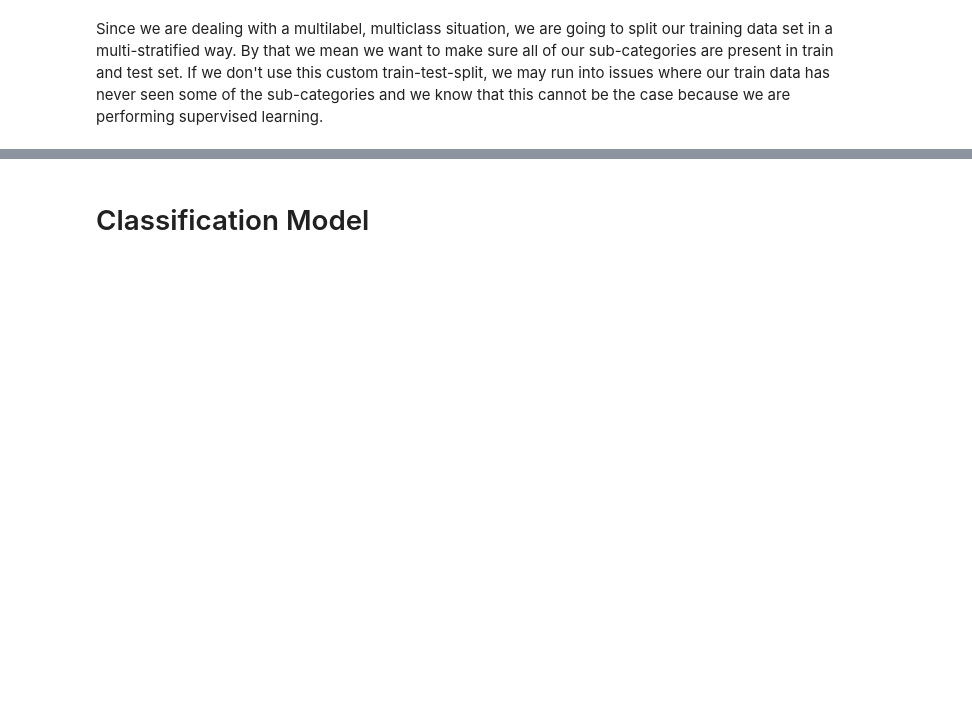
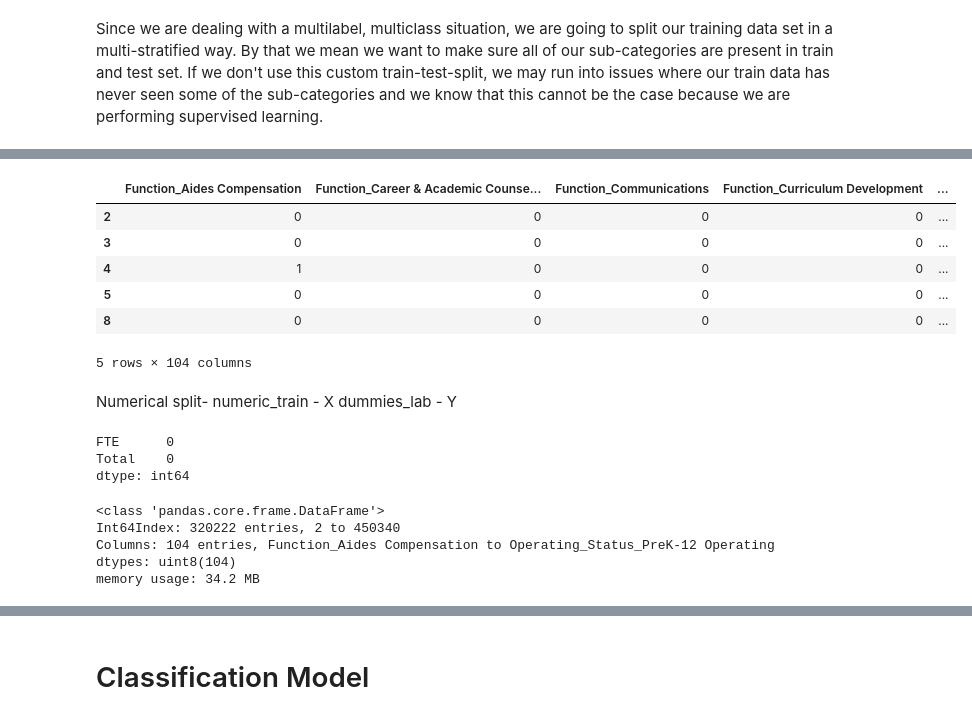
Before and after one commit to ayeshabhimdi/education-reboot, a Jupyter notebook: project/Reboot-Education_boxplot-PandasMICE.ipynb, the cells around one changed output, grey strips where cells are left out. Drawn from its saved outputs; the diff is of its cells as text; code cells hidden in the pictures; blank space fills up the shorter version.

Commit message:
Numerical Pipeline & section 9 added

```diff
--- a/project/Reboot-Education_boxplot-PandasMICE.ipynb
+++ b/project/Reboot-Education_boxplot-PandasMICE.ipynb
@@ -814,0 +1010,2 @@ def multilabel_train_test_split(X, Y, size, min_count=5, seed=None):
+# %%
+num_impute_pipeline.fit(train)
@@ -814,0 +1081,17 @@ def multilabel_train_test_split(X, Y, size, min_count=5, seed=None):
+# %%
+#create dummies of our targets
+dummies_lab1 = pd.get_dummies(train[cat_list])
+dummies_lab = dummies_lab1.sort_index()
+dummies_lab.head()
+# %% [output]
+|  | Function_Aides Compensation | Function_Career & Academic Counse... | Function_Communications | Function_Curriculum Development | ... |
+| 2 | 0 | 0 | 0 | 0 | ... |
+| 3 | 0 | 0 | 0 | 0 | ... |
+| 4 | 1 | 0 | 0 | 0 | ... |
+| 5 | 0 | 0 | 0 | 0 | ... |
+| 8 | 0 | 0 | 0 | 0 | ... |
+5 rows × 104 columns
+# %% [markdown]
+Numerical split-
+numeric_train - X
+dummies_lab - Y
@@ -814,0 +1101,14 @@ def multilabel_train_test_split(X, Y, size, min_count=5, seed=None):
+# %%
+np.sum(X_train.isna())
+# %% [output]
+FTE      0
+Total    0
+dtype: int64
+# %%
+y_train.info()
+# %% [output]
+<class 'pandas.core.frame.DataFrame'>
+Int64Index: 320222 entries, 2 to 450340
+Columns: 104 entries, Function_Aides Compensation to Operating_Status_PreK-12 Operating
+dtypes: uint8(104)
+memory usage: 34.2 MB
```
Also changed, not shown: parts of 94 cells of this notebook.
